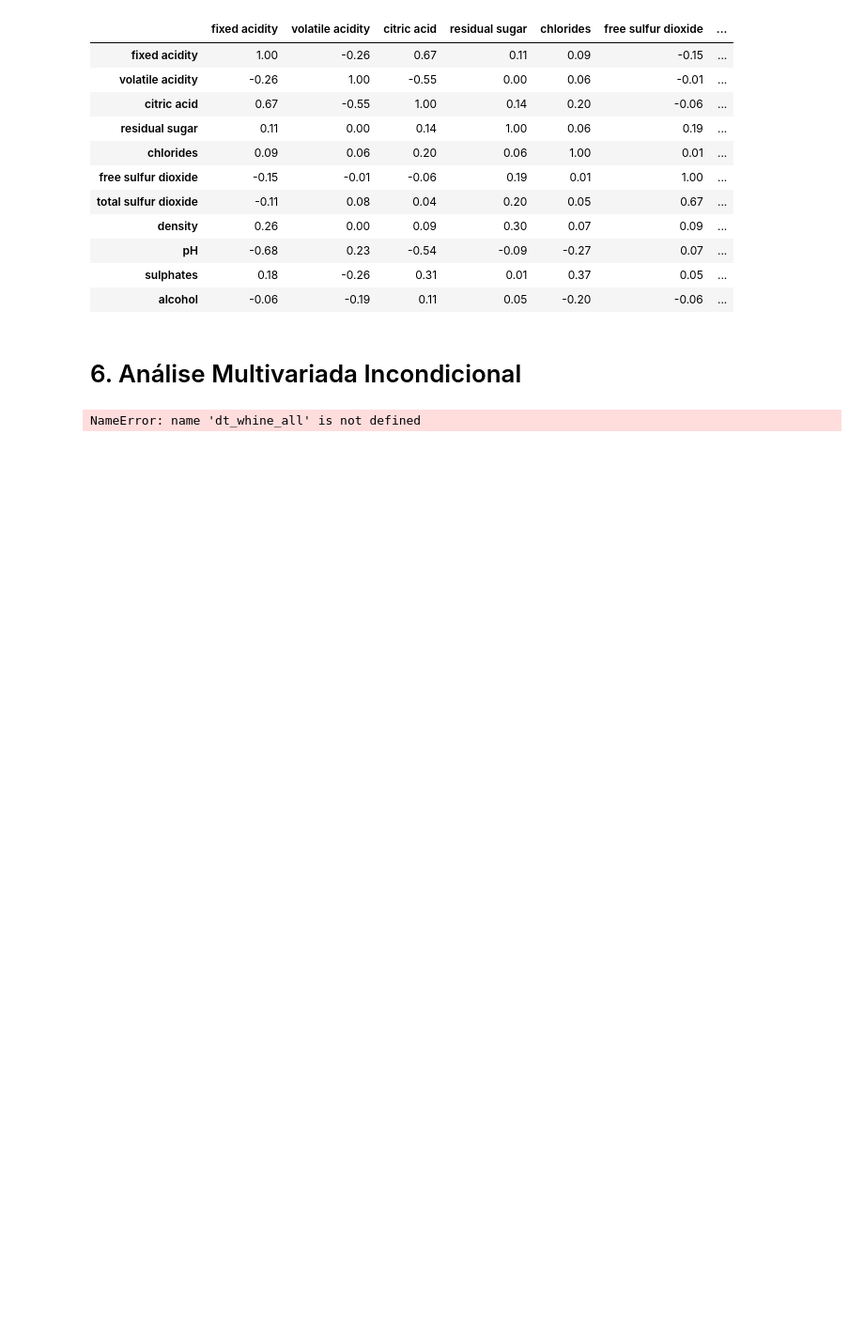
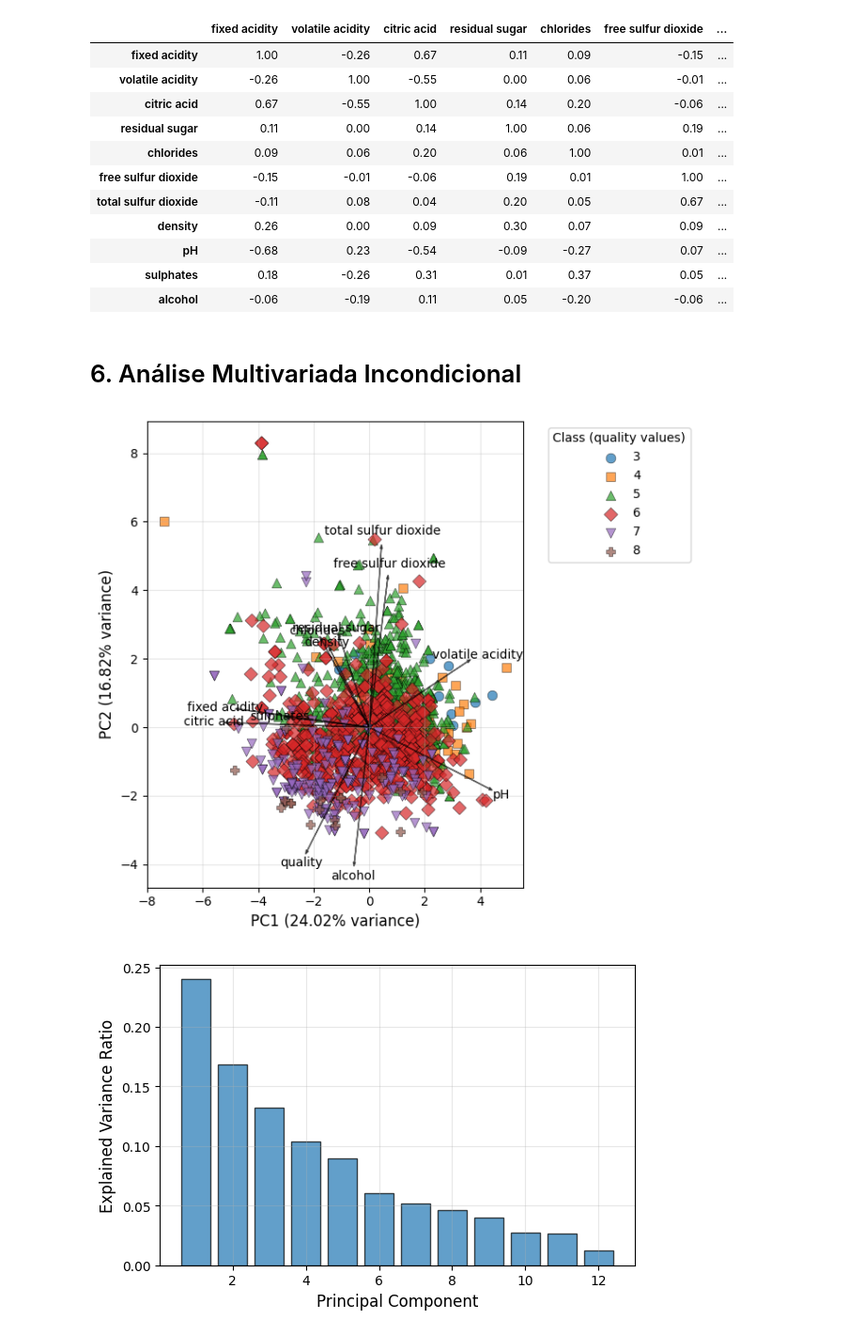
Before and after one commit to marinavasqr23/HW1-ICA, a Jupyter notebook: Código/Homework_1_v3.ipynb, the cells around one changed output. Shown at 94% size. Saved outputs shown, nothing was run; the diff lists cells and outputs as text; code cells hidden in the pictures; blank space fills up the shorter version.

```diff
--- a/Código/Homework_1_v3.ipynb
+++ b/Código/Homework_1_v3.ipynb
@@ -429,13 +543,14 @@ corr_matrix
 # 6. Análise Multivariada Incondicional
 # %%
 def manual_pca(X, n_components=2, standardize=True):
-    if standardize:
+    if standardize:  # Assure all predictors contribute equally
         mean = np.mean(X, axis=0)
         std = np.std(X, axis=0, ddof=1)
         std_repl = std.copy()
         std_repl[std_repl == 0] = 1.0
         Xs = (X - mean) / std_repl
     else:
+        mean = np.mean(X, axis=0)
         Xs = X - np.mean(X, axis=0)
 
     # Covariance matrix
@@ -450,43 +565,84 @@ def manual_pca(X, n_components=2, standardize=True):
     components = eigvecs[:, :n_components]
 
     projected = Xs.dot(components)
     # Explained variance ratio
     explained_variance_ratio = eigvals / np.sum(eigvals)
+    # Add cumulative explained variance
+    cumulative_explained_variance = np.cumsum(explained_variance_ratio)
     return {
         "mean": mean,
         "std": std_repl if standardize else None,
         "components": components,
         "eigvals": eigvals,
         "explained_variance_ratio": explained_variance_ratio,
+        "cumulative_explained_variance": cumulative_explained_variance,
         "projected": projected
     }
 
 # Convert to string
-labels = dt_whine_all['quality'].astype(str).values
-X = dt_whine_all.select_dtypes(include=[np.number]).values
+labels = dt_whine_red['quality'].astype(str).values
+X = dt_whine_red.select_dtypes(include=[np.number]).values
 
 # Run PCA
 result = manual_pca(X, n_components=2, standardize=True)
 proj = result["projected"]
 explained = result["explained_variance_ratio"]
 
-# Plotting scatter with class labels as different markers and colors
+# PCA scatter plot with loadings (variable influence arrows)
 unique_labels, inv = np.unique(labels, return_inverse=True)
 markers = ['o', 's', '^', 'D', 'v', 'P', 'X']
-plt.figure(figsize=(8,6))
+plt.figure(figsize=(7,6))
+
+# Plot projected samples by class
 for i, lab in enumerate(unique_labels):
     mask = (inv == i)
-    plt.scatter(proj[mask,0], proj[mask,1], label=str(lab), marker=markers[i % len(markers)], edgecolor='k', linewidth=0.4, s=60)
-plt.xlabel("PC1 (%.2f%% variance)" % (explained[0]*100))
-plt.ylabel("PC2 (%.2f%% variance)" % (explained[1]*100))
-plt.title("PCA projection onto first two principal components — Wine Quality (White and Red)")
+    plt.scatter(proj[mask,0], proj[mask,1],
+                label=str(lab),
+                marker=markers[i % len(markers)],
+                edgecolor='k', linewidth=0.4, s=60, alpha=0.7)
+
+# Axis labels and title
+plt.xlabel("PC1 (%.2f%% variance)" % (explained[0]*100), fontsize=12)
+plt.ylabel("PC2 (%.2f%% variance)" % (explained[1]*100), fontsize=12)
+
+# Compute and plot variable loadings
+features = dt_whine_red.select_dtypes(include=[np.number]).columns
+loadings = result["components"][:, :2]
+scaling_factor = 10  # Adjust arrow length visually
+
+for i, feature in enumerate(features):
+    plt.arrow(0, 0,
+              loadings[i,0]*scaling_factor,
+              loadings[i,1]*scaling_factor,
+              color='black', alpha=0.6, head_width=0.08)
+    plt.text(loadings[i,0]*scaling_factor*1.1,
+             loadings[i,1]*scaling_factor*1.1,
+             feature, fontsize=10, color='black', ha='center', va='center')
+
 plt.legend(title="Class (quality values)", bbox_to_anchor=(1.05,1), loc='upper left')
-plt.grid(True)
+plt.grid(True, alpha=0.3)
 plt.tight_layout()
 plt.show()
 
-# TODO - explain code better
-# TODO - Check if plotted points are correct
-# TODO -
+# Individual explained variance plot (scree plot)
+plt.figure(figsize=(6,4))
+plt.bar(range(1, len(result["explained_variance_ratio"]) + 1),
+        result["explained_variance_ratio"], alpha=0.7, edgecolor='k')
+plt.xlabel("Principal Component", fontsize=12)
+plt.ylabel("Explained Variance Ratio", fontsize=12)
+plt.grid(True, alpha=0.3)
+plt.tight_layout()
+plt.show()
+
+# Cumulative explained variance plot
+plt.figure(figsize=(6,4))
+plt.plot(np.arange(1, len(result["cumulative_explained_variance"])+1),
+         result["cumulative_explained_variance"], marker='o')
+plt.xlabel("Number of Components")
+plt.ylabel("Cumulative Explained Variance")
+plt.title("Cumulative Explained Variance by Principal Components")
+plt.grid(True)
+plt.show()
 # %% [output]
-NameError: name 'dt_whine_all' is not defined
+[figure, added]
+[figure, added]
```
Also changed, not shown: parts of 5 cells of this notebook.
